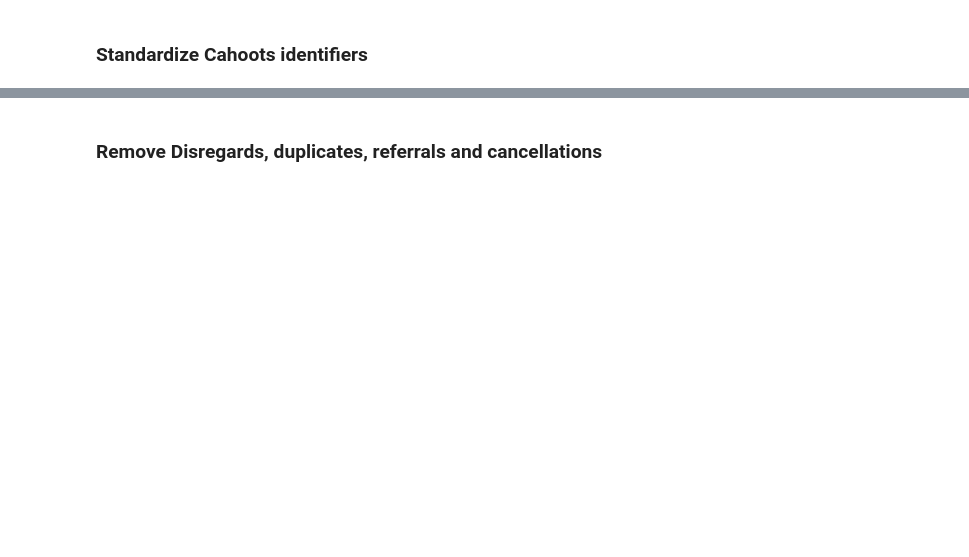
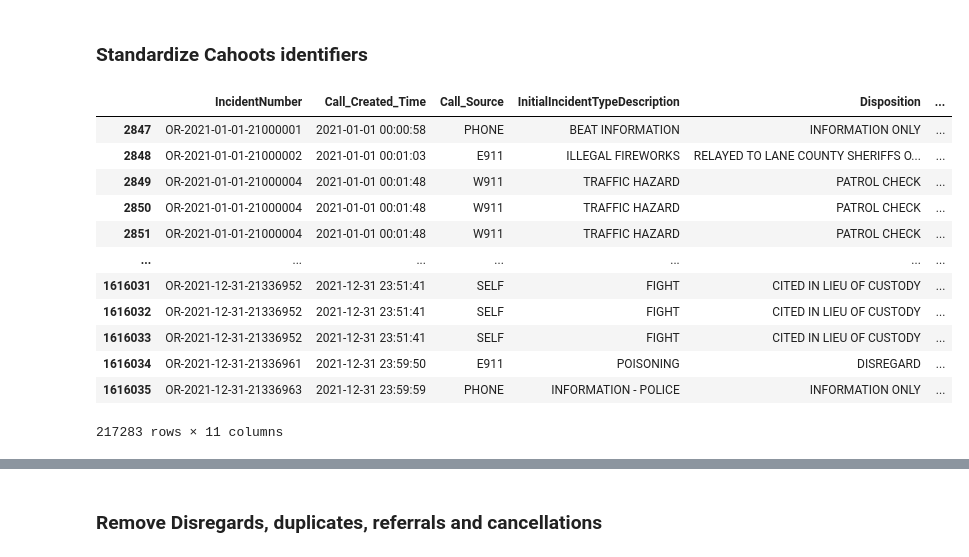
Before and after one commit to Nathan-M-Burton/Cahoots-Impact-Assessment, a Jupyter notebook: data_prep.ipynb, the cells around one changed output, grey strips where cells are left out. Saved outputs shown, nothing was run; the diff lists cells and outputs as text; code cells hidden in the pictures; blank space fills up the shorter version.

```diff
--- a/data_prep.ipynb
+++ b/data_prep.ipynb
@@ -40,0 +51,17 @@ CAD_data['Handled_by_Cahoots'] = ((CAD_data['PrimaryUnitCallSign'] == 'CAHOOT')
+# %%
+data_2021 = CAD_data[CAD_data["Call_Created_Time"].dt.year == 2021]
+data_2021
+# %% [output]
+|  | IncidentNumber | Call_Created_Time | Call_Source | InitialIncidentTypeDescription | Disposition | ... |
+| 2847 | OR-2021-01-01-21000001 | 2021-01-01 00:00:58 | PHONE | BEAT INFORMATION | INFORMATION ONLY | ... |
+| 2848 | OR-2021-01-01-21000002 | 2021-01-01 00:01:03 | E911 | ILLEGAL FIREWORKS | RELAYED TO LANE COUNTY SHERIFFS O... | ... |
+| 2849 | OR-2021-01-01-21000004 | 2021-01-01 00:01:48 | W911 | TRAFFIC HAZARD | PATROL CHECK | ... |
+| 2850 | OR-2021-01-01-21000004 | 2021-01-01 00:01:48 | W911 | TRAFFIC HAZARD | PATROL CHECK | ... |
+| 2851 | OR-2021-01-01-21000004 | 2021-01-01 00:01:48 | W911 | TRAFFIC HAZARD | PATROL CHECK | ... |
+| ... | ... | ... | ... | ... | ... | ... |
+| 1616031 | OR-2021-12-31-21336952 | 2021-12-31 23:51:41 | SELF | FIGHT | CITED IN LIEU OF CUSTODY | ... |
+| 1616032 | OR-2021-12-31-21336952 | 2021-12-31 23:51:41 | SELF | FIGHT | CITED IN LIEU OF CUSTODY | ... |
+| 1616033 | OR-2021-12-31-21336952 | 2021-12-31 23:51:41 | SELF | FIGHT | CITED IN LIEU OF CUSTODY | ... |
+| 1616034 | OR-2021-12-31-21336961 | 2021-12-31 23:59:50 | E911 | POISONING | DISREGARD | ... |
+| 1616035 | OR-2021-12-31-21336963 | 2021-12-31 23:59:59 | PHONE | INFORMATION - POLICE | INFORMATION ONLY | ... |
+217283 rows × 11 columns
```
Also changed, not shown: parts of 20 cells of this notebook, 3 other files.
